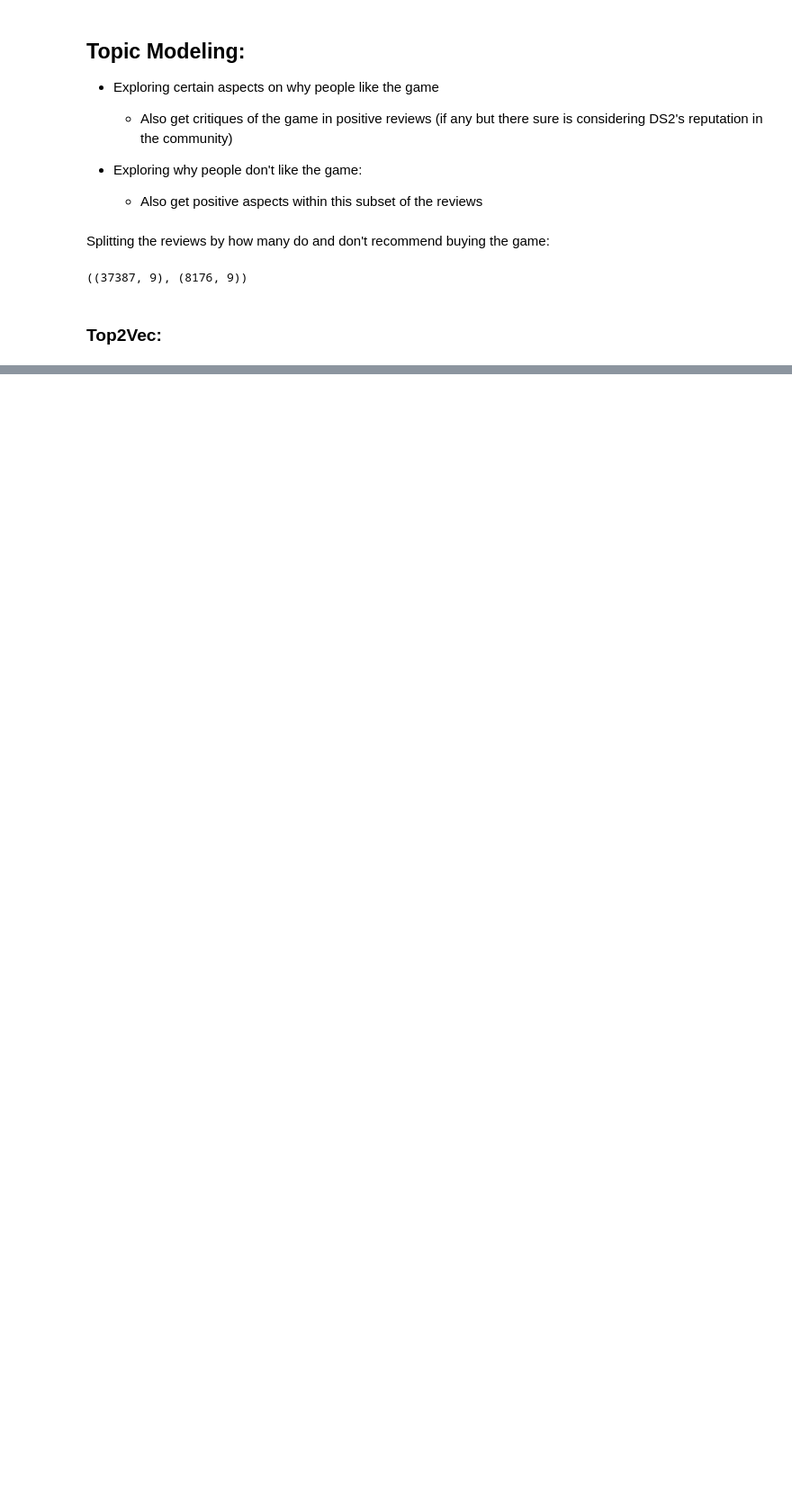
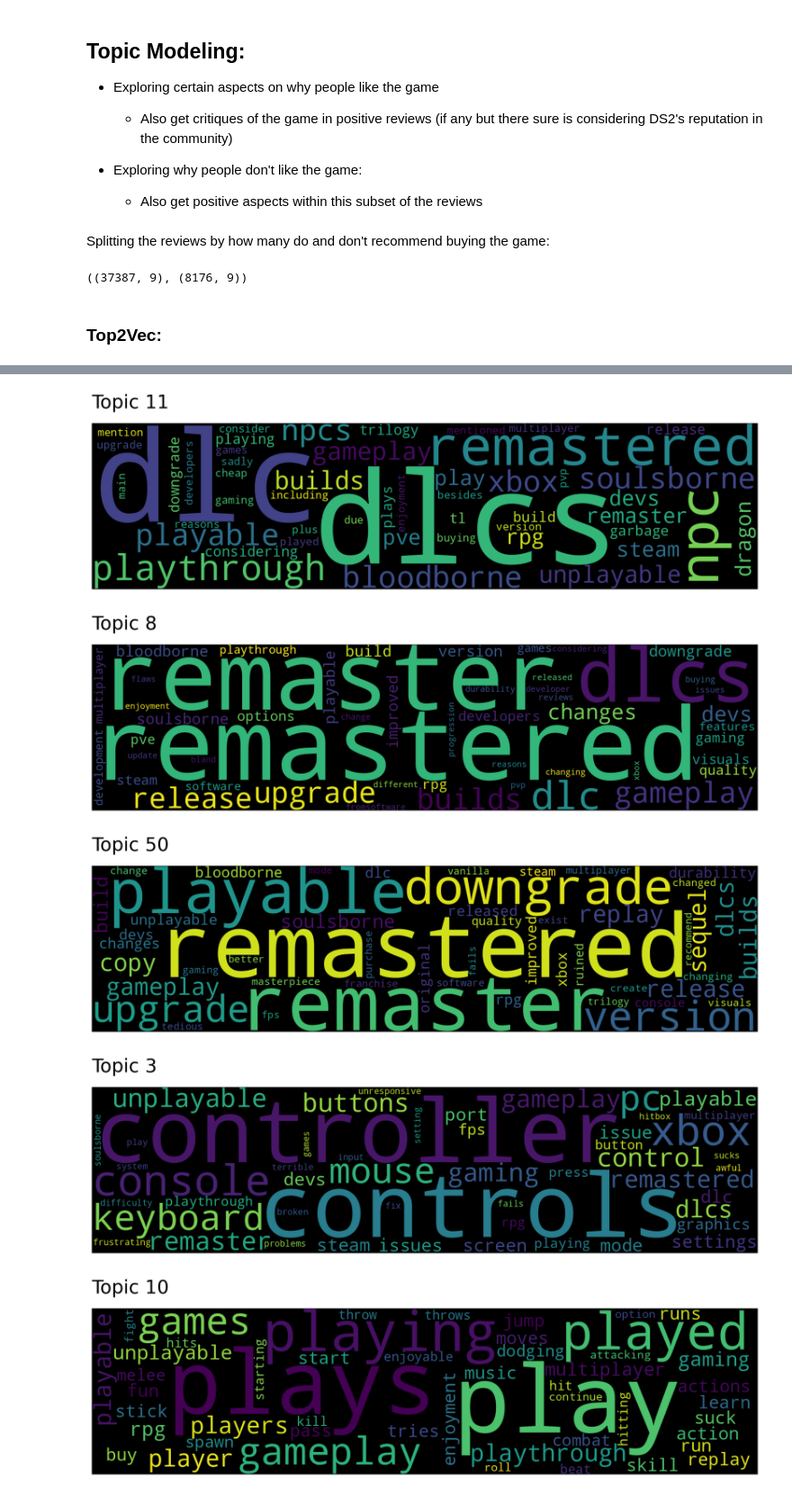
Before and after one commit to BrandonDioneda/Dark-Souls-2-Reviews, a Jupyter notebook: Top2Vec.ipynb, the cells around one changed output, grey strips where cells are left out. Shown at 90% size. Drawn from its saved outputs; the diff is of its cells as text; code cells hidden in the pictures; blank space fills up the shorter version.

```diff
--- a/Top2Vec.ipynb
+++ b/Top2Vec.ipynb
@@ -48,0 +234,13 @@ neg_mdl = topics(neg_docs)
+# %%
+neg_mdl.save("neg_topics_model")
+neg_mdl = Top2Vec.load("neg_topics_model")
+# %%
+topic_words, word_scores, topic_scores, topic_nums = neg_mdl.search_topics(keywords=["dlc"], num_topics=5)
+for topic in topic_nums:
+    neg_mdl.generate_topic_wordcloud(topic)
+# %% [output]
+[figure, added]
+[figure, added]
+[figure, added]
+[figure, added]
+[figure, added]
```
Also changed, not shown: parts of 31 cells of this notebook, 4 other files.
